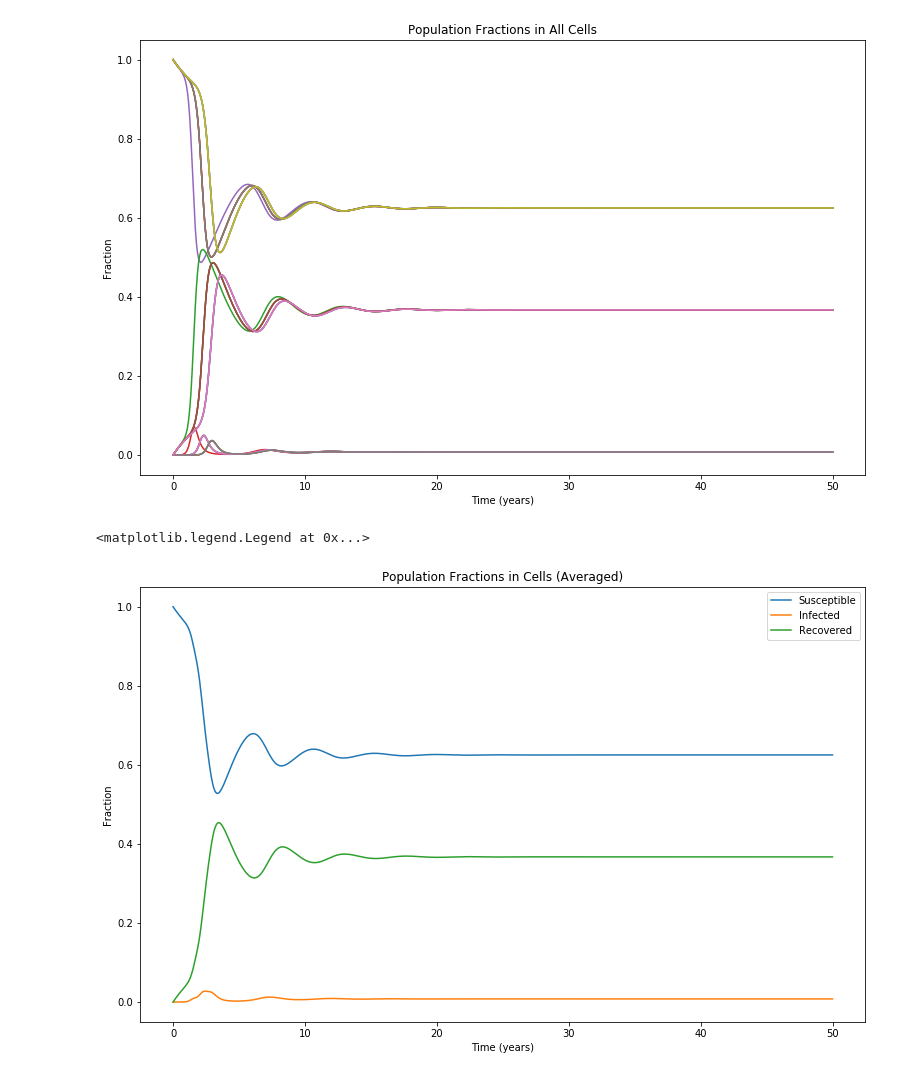
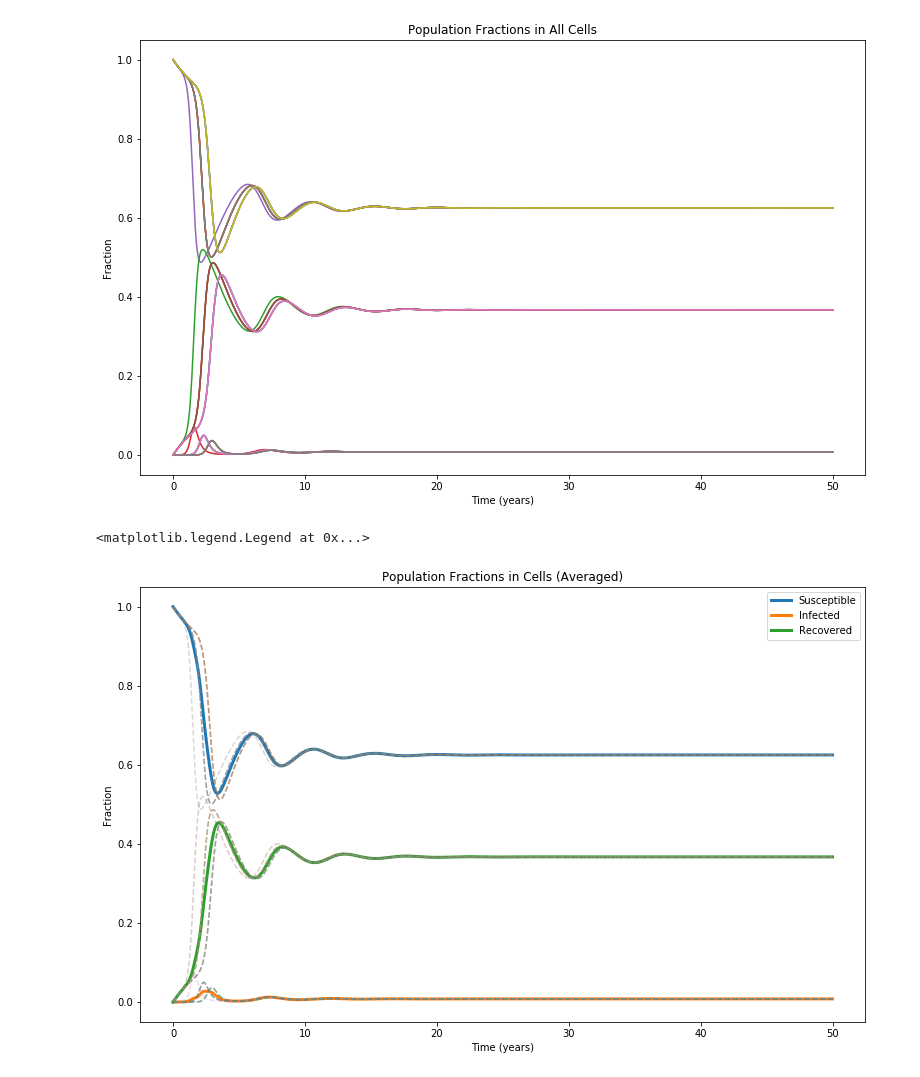
Before and after one commit to dwu402/self-harm, a Jupyter notebook: Spatial_Flu.ipynb, the cells around one changed output. Saved outputs shown, nothing was run; the diff lists cells and outputs as text; code cells hidden in the pictures.

```diff
--- a/Spatial_Flu.ipynb
+++ b/Spatial_Flu.ipynb
@@ -65,18 +65,19 @@ Text(0.5, 1.0, 'Population Fractions in All Cells')
 # %%
 def aug(array, section_size):
     return np.vstack([np.mean(array[i:i+section_size], axis=0) for i in range(0, len(array), section_size)])
 
 averagey = aug(solution.y, 9)
 
 plt.figure()
-plt.plot(solution.t, averagey.T)
+plt.plot(solution.t, averagey.T, linewidth=3)
+plt.plot(solution.t, solution.y.T, '--', alpha=0.3)
 plt.xlabel("Time (years)")
 plt.ylabel("Fraction")
 plt.title("Population Fractions in Cells (Averaged)")
 plt.legend(["Susceptible", "Infected", "Recovered"])
 # %% [output]
 <matplotlib.legend.Legend at 0x...>
-[figure, old version]
+[figure, new version]
 # %%
 plt.figure()
 # plt.plot(averagey[0], averagey[1])
```
Also changed, not shown: parts of 8 cells of this notebook, 2 other files.
